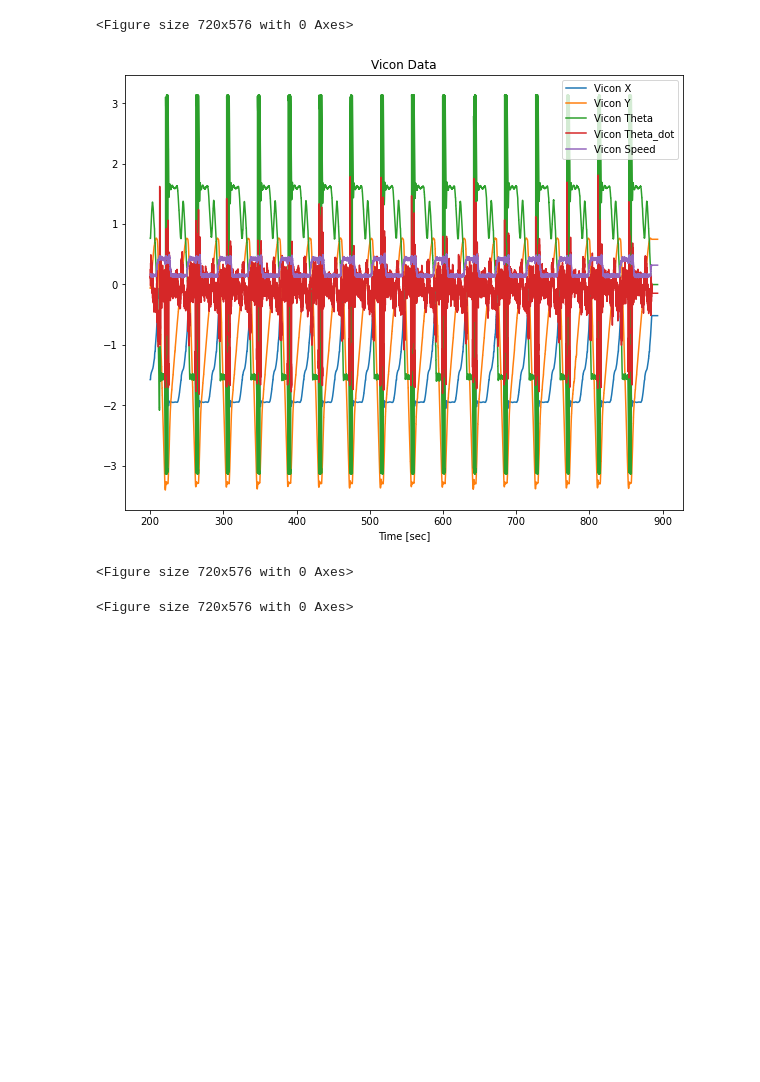
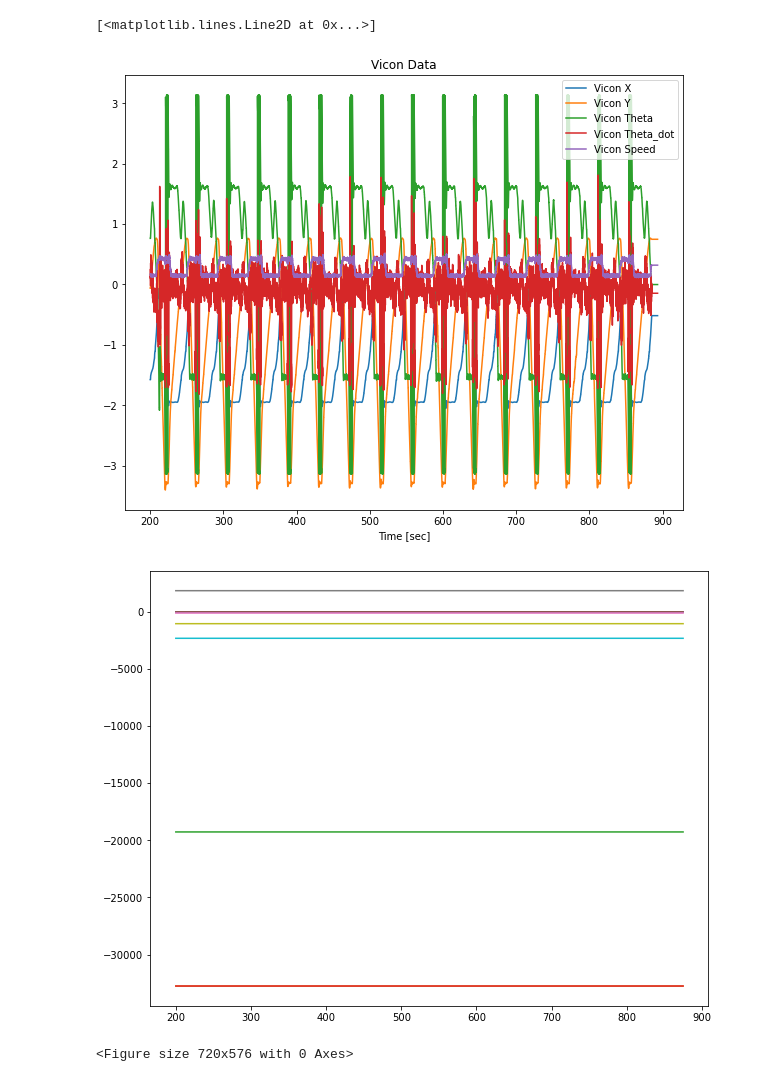
Before and after one commit to fdoyle6/Summer-IDS-Lab, a Jupyter notebook: Variance Calculator.ipynb, the cells around one changed output. Saved outputs shown, nothing was run; the diff lists cells and outputs as text; code cells hidden in the pictures; blank space fills up the shorter version.

```diff
--- a/Variance Calculator.ipynb
+++ b/Variance Calculator.ipynb
@@ -117,15 +131,26 @@ sensorGzs *= kGyro
 # %%
 # Plot data to see what's necessary
 plt.plot(viconT, viconX, label = 'Vicon X')
 plt.plot(viconT, viconY, label = 'Vicon Y')
 plt.plot(viconT, viconTheta, label = 'Vicon Theta')
 plt.plot(viconT, viconTheta_dot, label = 'Vicon Theta_dot')
 plt.plot(viconT, viconSpeed, label = 'Vicon Speed')
 plt.xlabel('Time [sec]'); plt.title('Vicon Data'); plt.legend(); plt.figure()
+
+plt.plot(sensorT, sensorVHead, label = 'Sensor V_Head')
+plt.plot(sensorT, sensorAxs, label = 'Sensor A_x')
+plt.plot(sensorT, sensorAys, label = 'Sensor A_y')
+plt.plot(sensorT, sensorAzs, label = 'Sensor A_z')
+plt.plot(sensorT, sensorGxs, label = 'Sensor G_x')
+plt.plot(sensorT, sensorGys, label = 'Sensor G_y')
+plt.plot(sensorT, sensorGzs, label = 'Sensor G_z')
+plt.plot(sensorT, sensorMxs, label = 'Sensor M_x')
+plt.plot(sensorT, sensorMys, label = 'Sensor M_y')
+plt.plot(sensorT, sensorMzs, label = 'Sensor M_z')
 # %% [output]
-<Figure size 720x576 with 0 Axes>
+[<matplotlib.lines.Line2D at 0x...>]
 [figure]
-<Figure size 720x576 with 0 Axes>
+[figure, added]
 # %%
 # remove all unnecessary variables to save memory
 # %%
```
Also changed, not shown: parts of 1 cell of this notebook.
